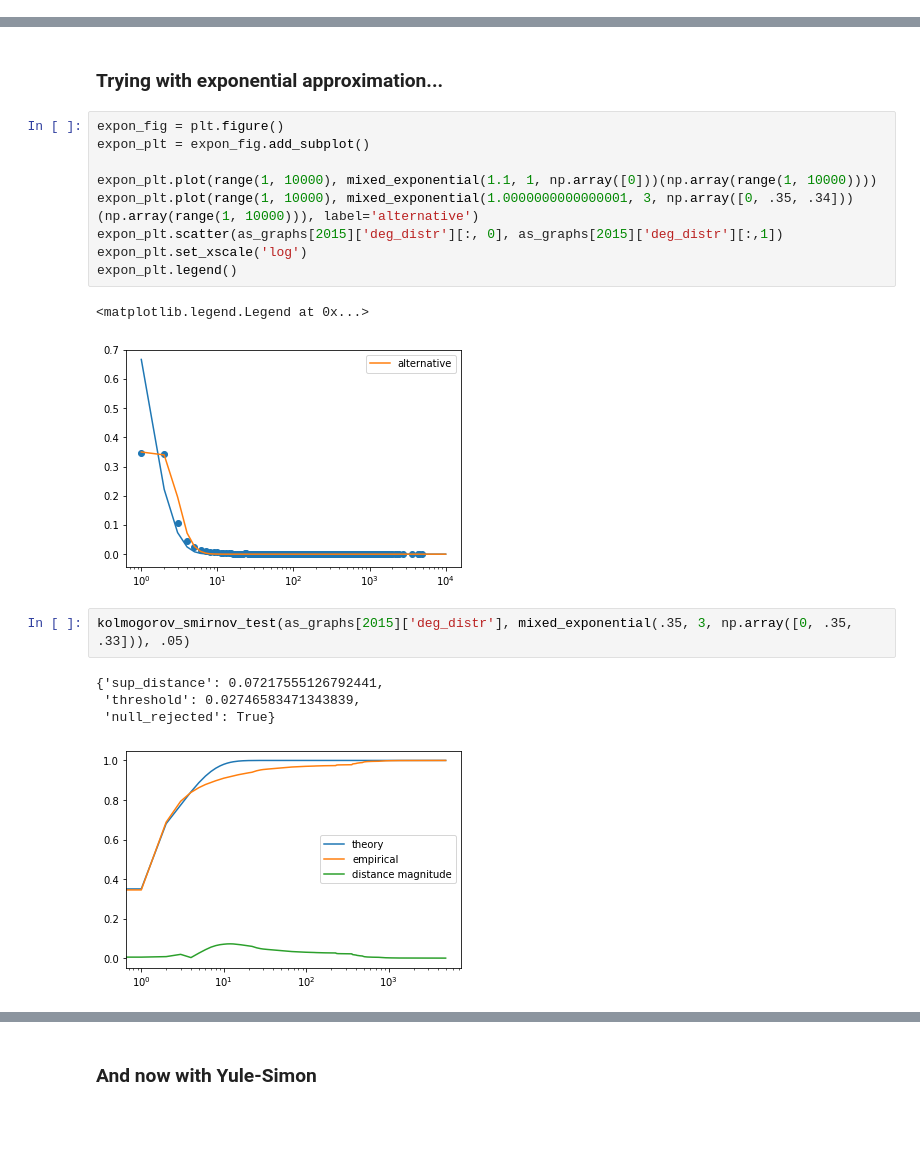
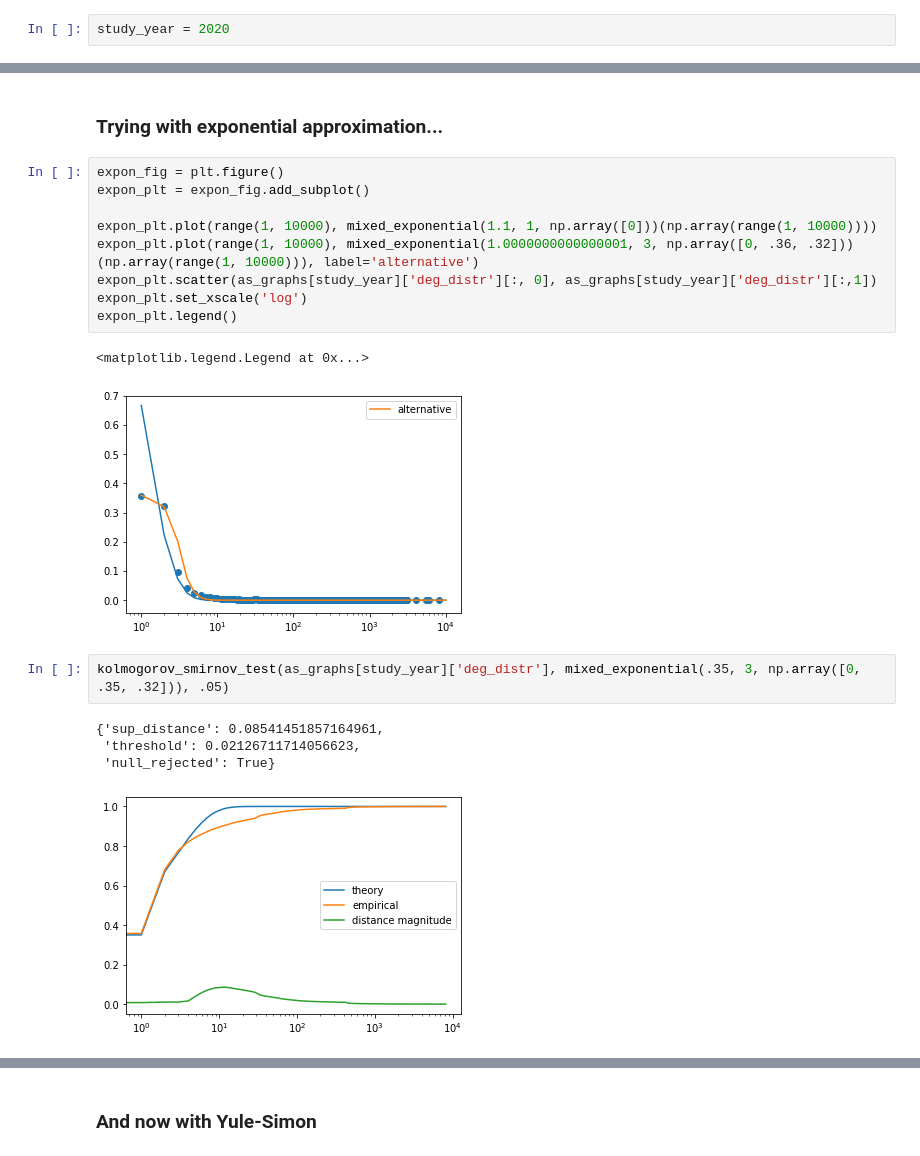
Before and after one commit to dedis/student_20_compactInternet, a Jupyter notebook: AS_graph.ipynb, the cells around one changed output, grey strips where cells are left out. Cells and saved outputs as stored; diff of their text form; blank space fills up the shorter version.

```diff
--- a/AS_graph.ipynb
+++ b/AS_graph.ipynb
@@ -105,4 +106,6 @@ AS 201770 is connected to:
  [201770    100     -1]]
 # %% [markdown]
 ## Classify ASes
+# %%
+study_year = 2020
 # %%
@@ -402,17 +602,17 @@ expon_fig = plt.figure()
 expon_plt = expon_fig.add_subplot()
 
 expon_plt.plot(range(1, 10000), mixed_exponential(1.1, 1, np.array([0]))(np.array(range(1, 10000))))
-expon_plt.plot(range(1, 10000), mixed_exponential(1.0000000000000001, 3, np.array([0, .35, .34]))(np.array(range(1, 10000))), label='alternative')
-expon_plt.scatter(as_graphs[2015]['deg_distr'][:, 0], as_graphs[2015]['deg_distr'][:,1])
+expon_plt.plot(range(1, 10000), mixed_exponential(1.0000000000000001, 3, np.array([0, .36, .32]))(np.array(range(1, 10000))), label='alternative')
+expon_plt.scatter(as_graphs[study_year]['deg_distr'][:, 0], as_graphs[study_year]['deg_distr'][:,1])
 expon_plt.set_xscale('log')
 expon_plt.legend()
 # %% [output]
 <matplotlib.legend.Legend at 0x...>
-[figure, old version]
+[figure, new version]
 # %%
-kolmogorov_smirnov_test(as_graphs[2015]['deg_distr'], mixed_exponential(.35, 3, np.array([0, .35, .33])), .05)
+kolmogorov_smirnov_test(as_graphs[study_year]['deg_distr'], mixed_exponential(.35, 3, np.array([0, .35, .32])), .05)
 # %% [output]
-{'sup_distance': 0.07217555126792441,
- 'threshold': 0.02746583471343839,
+{'sup_distance': 0.08541451857164961,
+ 'threshold': 0.02126711714056623,
  'null_rejected': True}
-[figure, old version]
+[figure, new version]
```
Also changed, not shown: parts of 55 cells of this notebook.
